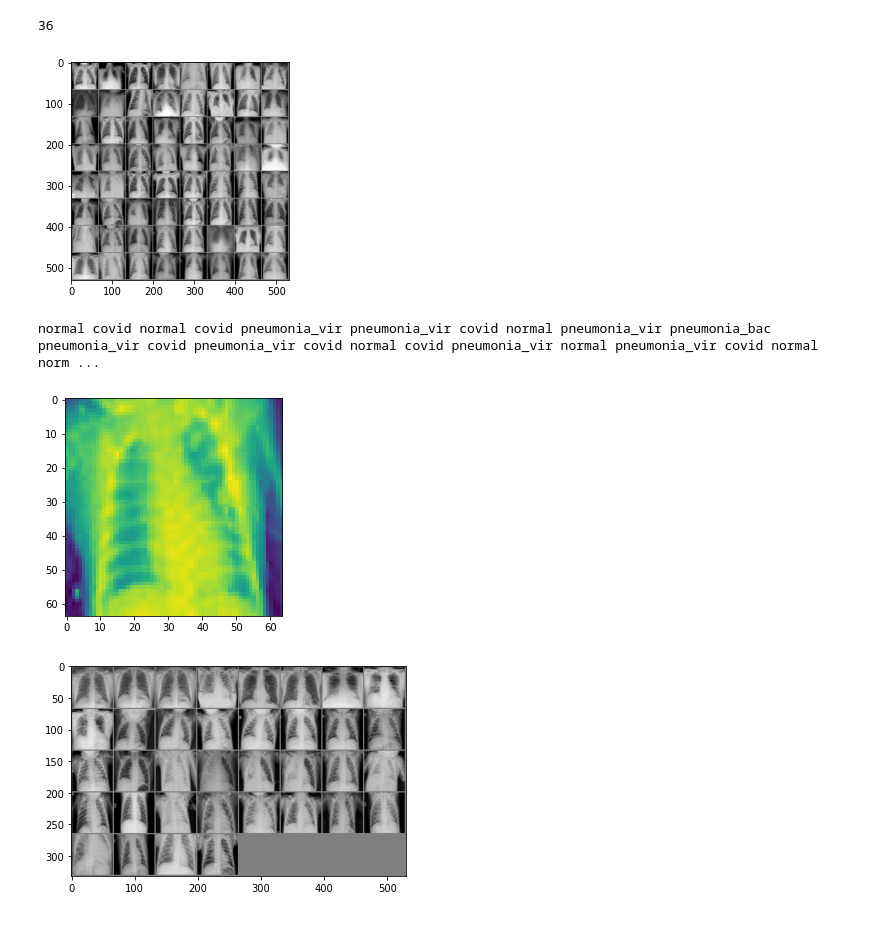
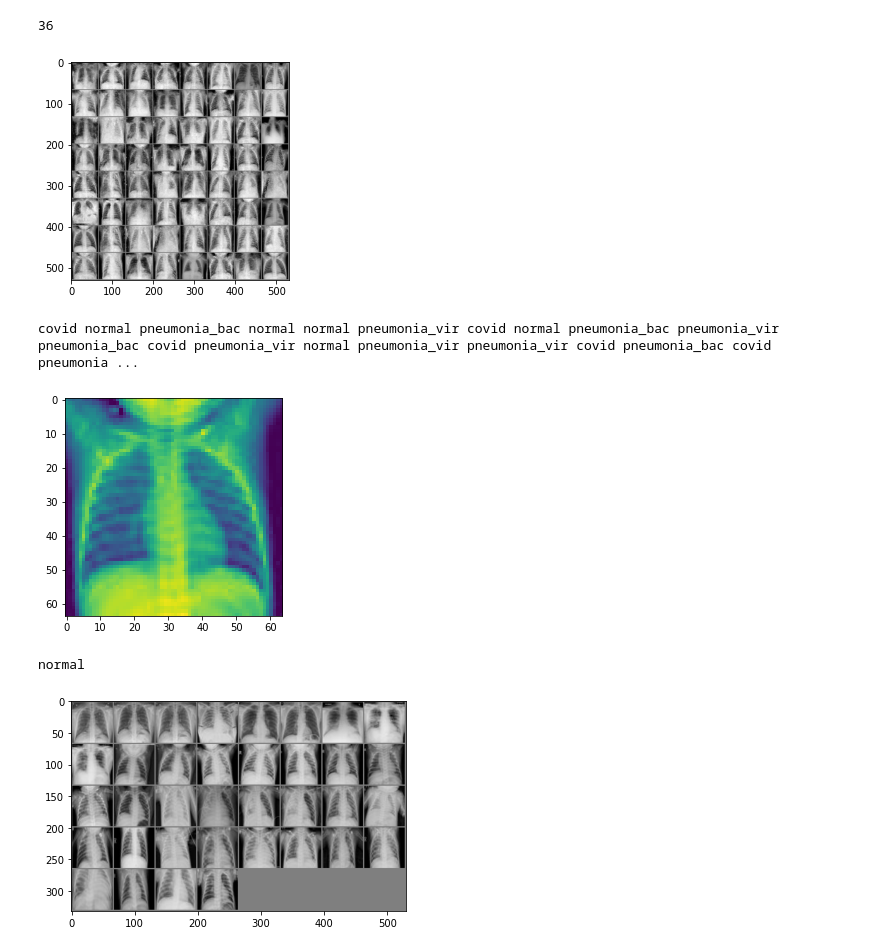
Before and after one commit to rossettisimone/AUGMENTATION_GAN, a Jupyter notebook: CNN.ipynb, the cells around one changed output. Cells and saved outputs as stored; diff of their text form; code cells hidden in the pictures.

```diff
--- a/CNN.ipynb
+++ b/CNN.ipynb
@@ -197,18 +221,21 @@ def imshow(img):
 # %%
 # get some random training images
 dataiter = iter(trainloader)
-images, labels = dataiter.next()
+images_train, labels_train = dataiter.next()
 
 # show images
-imshow(torchvision.utils.make_grid(images))
+imshow(torchvision.utils.make_grid(images_train))
 # print labels
-print(' '.join('%5s' % classes[labels[j]] for j in range(batch_size_train)))
+print(' '.join('%5s' % classes[labels_train[j]] for j in range(batch_size_train)))
 # %% [output]
-[figure, old version]
+[figure, new version]
-normal covid normal covid pneumonia_vir pneumonia_vir covid normal pneumonia_vir pneumonia_bac pneumonia_vir covid pneumonia_vir covid normal covid pneumonia_vir normal pneumonia_vir covid normal norm ...
+covid normal pneumonia_bac normal normal pneumonia_vir covid normal pneumonia_bac pneumonia_vir pneumonia_bac covid pneumonia_vir normal pneumonia_vir pneumonia_vir covid pneumonia_bac covid pneumonia ...
 # %%
-imshow(images[np.random.randint(0,batch_size_train)])
+rnd = np.random.randint(0,batch_size_train)
+imshow(images_train[rnd])
+print(classes[labels_train[rnd]])
 # %% [output]
-[figure, old version]
+[figure, new version]
+normal
 # %%
 dataiter = iter(testloader)
```
Also changed, not shown: parts of 14 cells of this notebook.
